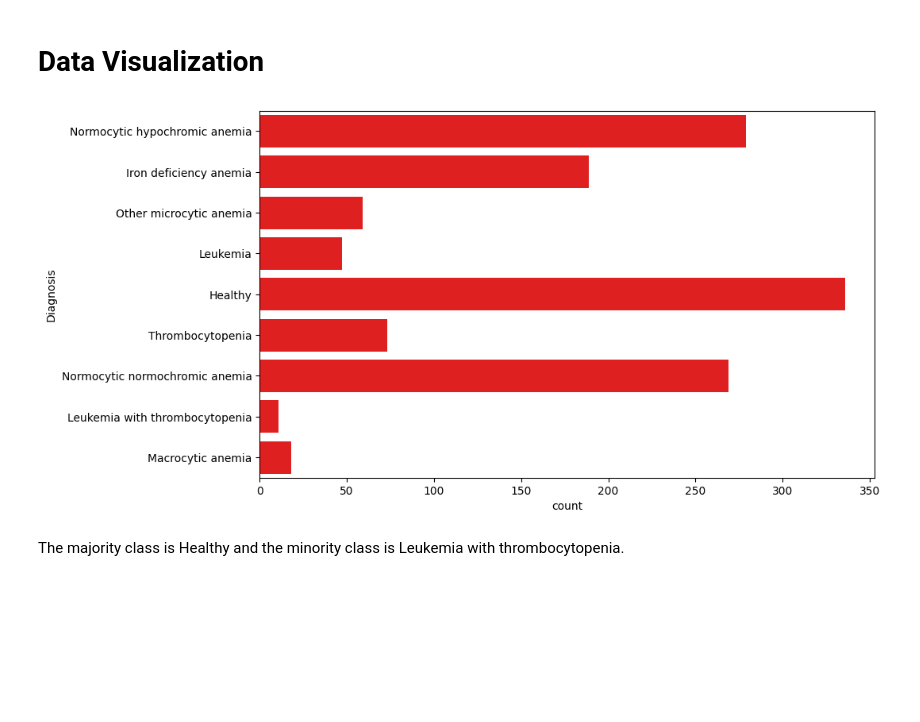
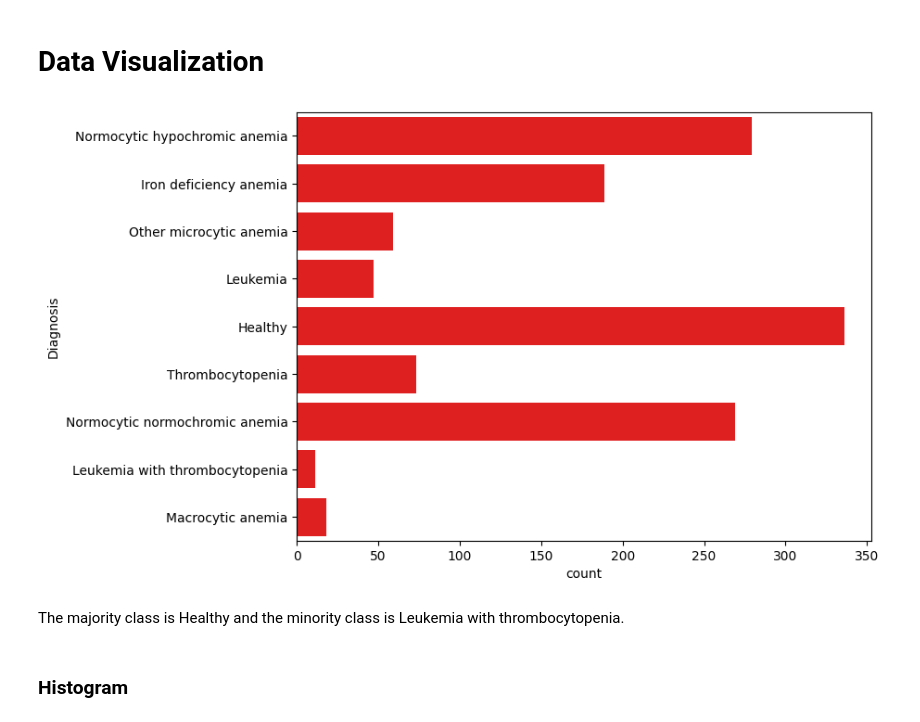
Before and after one commit to arkhash0309/HemoScope, a Jupyter notebook: Notebook.ipynb, the cells around one changed output. Cells and saved outputs as stored; diff of their text form; code cells hidden in the pictures; blank space fills up the shorter version.

Commit message:
Completed data visualization.

```diff
--- a/Notebook.ipynb
+++ b/Notebook.ipynb
@@ -86,10 +88,12 @@ Number of classes in Diagnosis column: 9
 # %% [markdown]
 # Data Visualization
 # %%
-plt.figure(figsize=(10, 6))
+plt.figure(figsize=(8, 6))
 sns.countplot(df["Diagnosis"], color='red')
 plt.show()
 # %% [output]
-[figure, old version]
+[figure, new version]
 # %% [markdown]
 The majority class is Healthy and the minority class is Leukemia with thrombocytopenia.
+# %% [markdown]
+### Histogram
```
Also changed, not shown: parts of 49 cells of this notebook.
